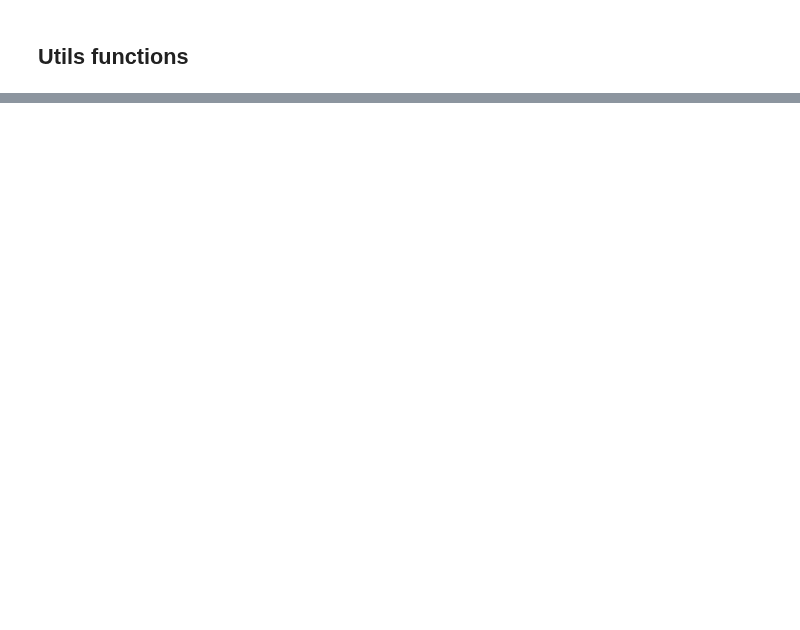
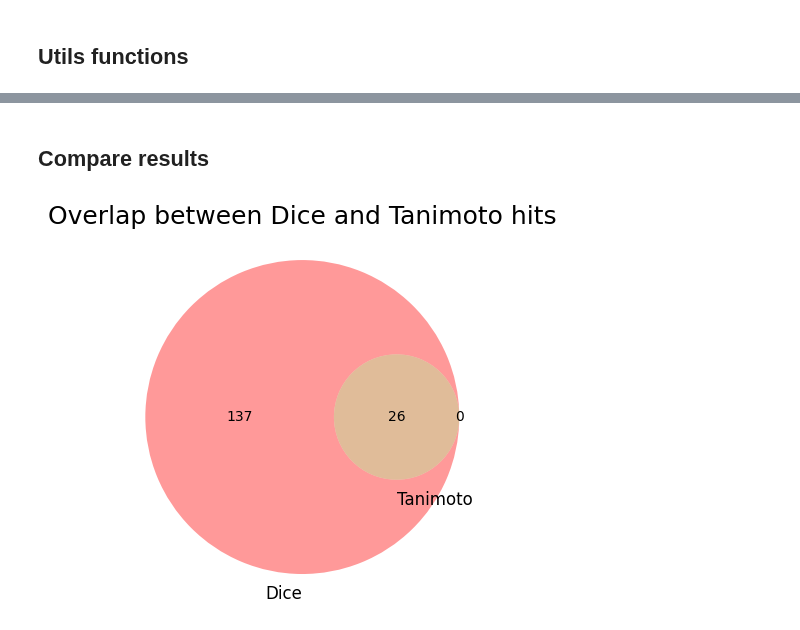
Before and after one commit to LorenzoBioinfo/DrugDiscoveryML, a Jupyter notebook: VirtualScreening_Alzheimer.ipynb, the cells around one changed output, grey strips where cells are left out. Saved outputs shown, nothing was run; the diff lists cells and outputs as text; code cells hidden in the pictures; blank space fills up the shorter version.

```diff
--- a/VirtualScreening_Alzheimer.ipynb
+++ b/VirtualScreening_Alzheimer.ipynb
@@ -481,0 +1672,19 @@ Failed to load the library. Please check the file path and format.
+# %% [markdown]
+## Compare results
+# %%
+import pandas as pd
+from matplotlib_venn import venn2
+import matplotlib.pyplot as plt
+
+dice_df = pd.read_csv("specs_hits_to_BACE1.csv")
+tani_df = pd.read_csv("specs_hits_to_BACE1_tanimoto.csv")
+
+dice_set = set(dice_df["COCONUT_ID"])
+tani_set = set(tani_df["COCONUT_ID"])
+
+plt.figure()
+venn2([dice_set, tani_set], set_labels=("Dice", "Tanimoto"))
+plt.title("Overlap between Dice and Tanimoto hits")
+plt.show()
+# %% [output]
+[figure, added]
```
Also changed, not shown: parts of 67 cells of this notebook.
